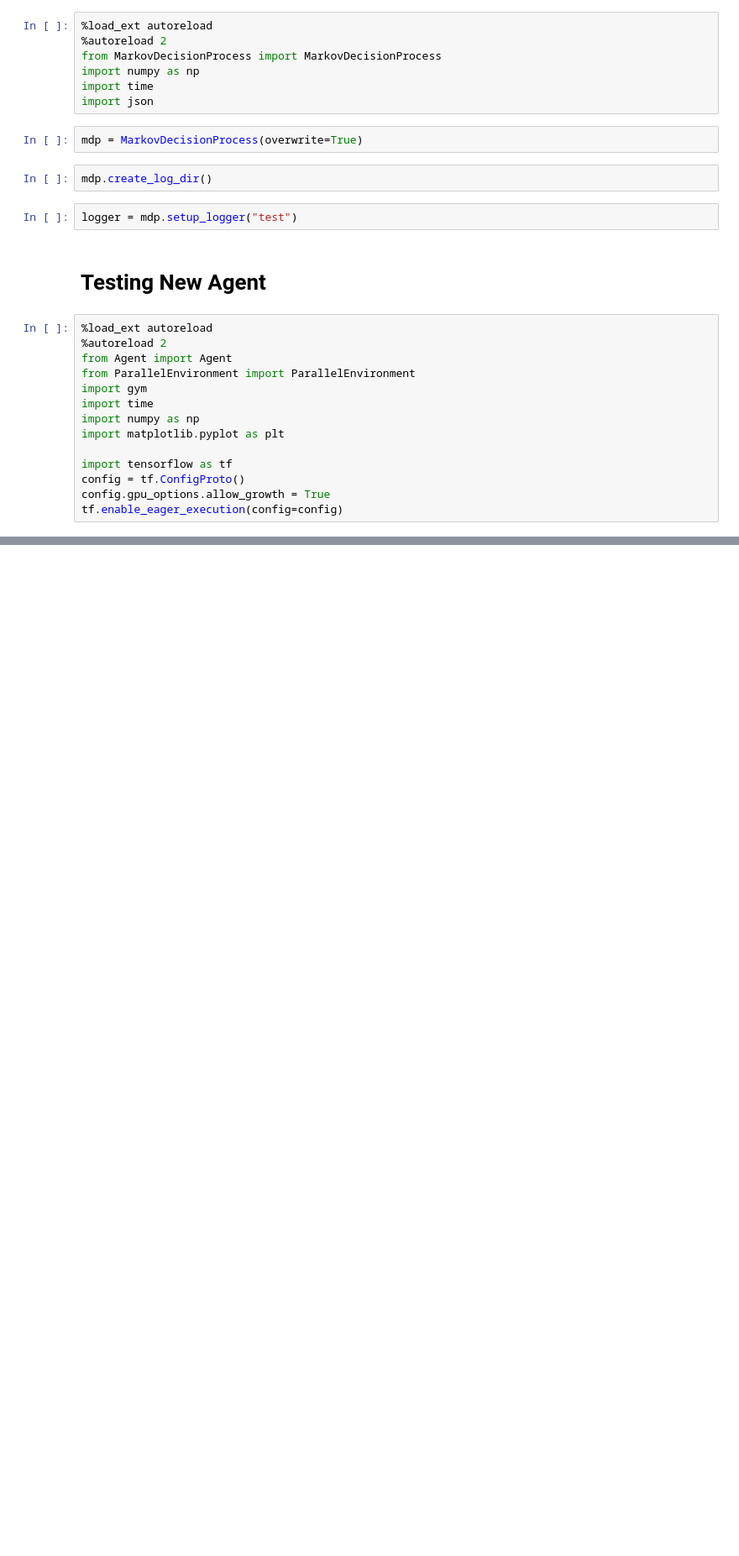
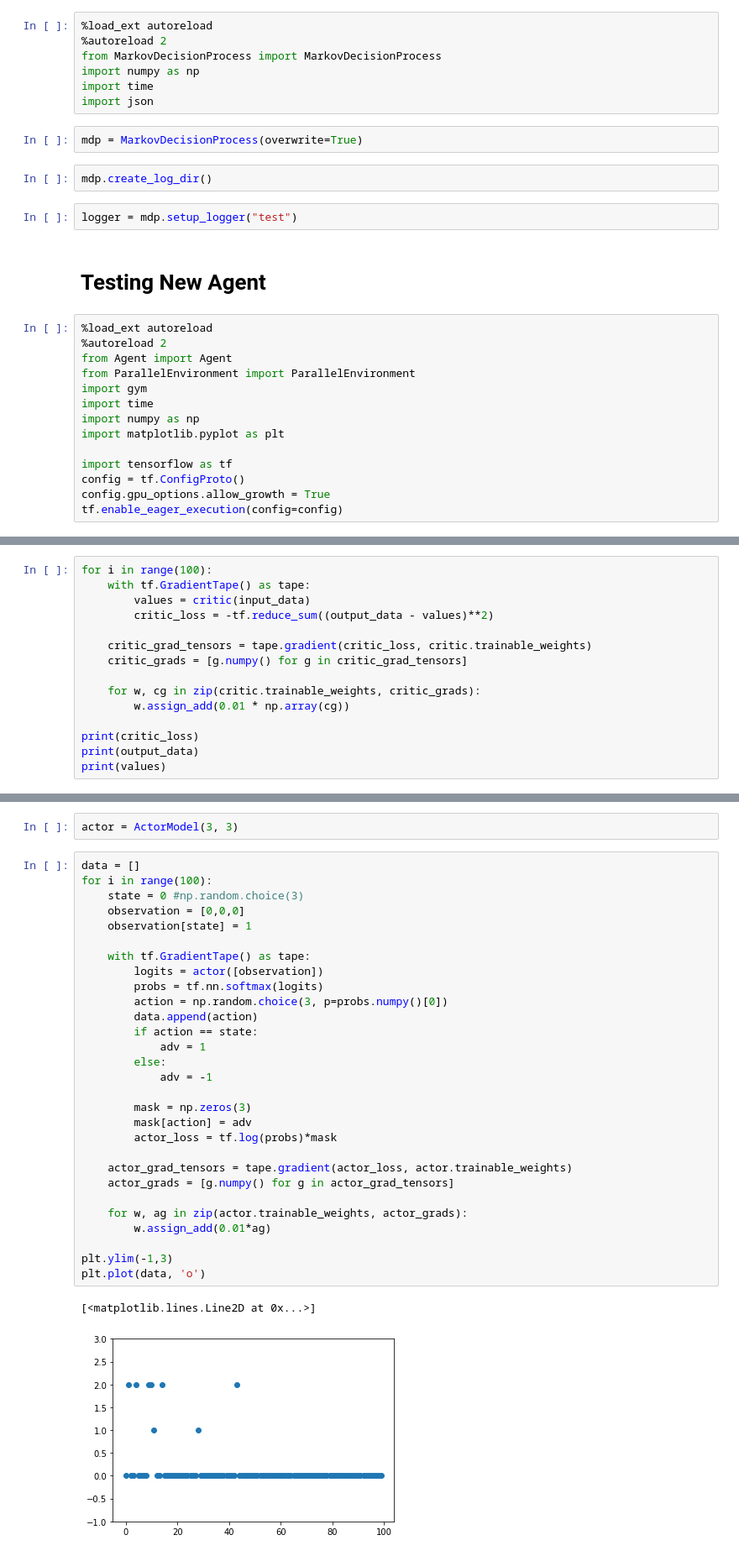
Before and after one commit to nathanmargaglio/curls, a Jupyter notebook: Examples.ipynb, the cells around one changed output, grey strips where cells are left out. Shown at 84% size. Drawn from its saved outputs; the diff is of its cells as text; blank space fills up the shorter version.

Commit message:
working out actor/critic testing

```diff
--- a/Examples.ipynb
+++ b/Examples.ipynb
@@ -129,0 +150,15 @@ tf.enable_eager_execution(config=config)
+# %%
+for i in range(100):
+    with tf.GradientTape() as tape:
+        values = critic(input_data)
+        critic_loss = -tf.reduce_sum((output_data - values)**2)
+
+    critic_grad_tensors = tape.gradient(critic_loss, critic.trainable_weights)
+    critic_grads = [g.numpy() for g in critic_grad_tensors]
+
+    for w, cg in zip(critic.trainable_weights, critic_grads):
+        w.assign_add(0.01 * np.array(cg))
+
+print(critic_loss)
+print(output_data)
+print(values)
@@ -129,0 +194,34 @@ tf.enable_eager_execution(config=config)
+# %%
+actor = ActorModel(3, 3)
+# %%
+data = []
+for i in range(100):
+    state = 0 #np.random.choice(3)
+    observation = [0,0,0]
+    observation[state] = 1
+
+    with tf.GradientTape() as tape:
+        logits = actor([observation])
+        probs = tf.nn.softmax(logits)
+        action = np.random.choice(3, p=probs.numpy()[0])
+        data.append(action)
+        if action == state:
+            adv = 1
+        else:
+            adv = -1
+
+        mask = np.zeros(3)
+        mask[action] = adv
+        actor_loss = tf.log(probs)*mask
+
+    actor_grad_tensors = tape.gradient(actor_loss, actor.trainable_weights)
+    actor_grads = [g.numpy() for g in actor_grad_tensors]
+
+    for w, ag in zip(actor.trainable_weights, actor_grads):
+        w.assign_add(0.01*ag)
+
+plt.ylim(-1,3)
+plt.plot(data, 'o')
+# %% [output]
+[<matplotlib.lines.Line2D at 0x...>]
+[figure, added]
```
Also changed, not shown: parts of 10 cells of this notebook, 1 other file.
